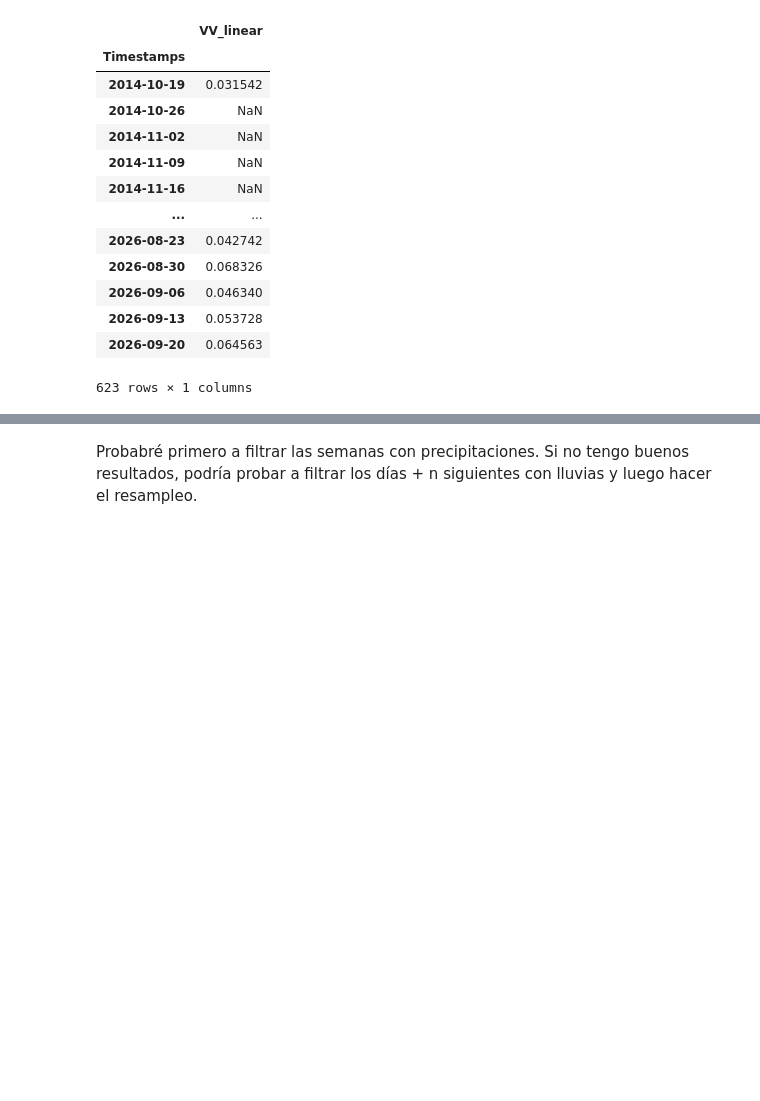
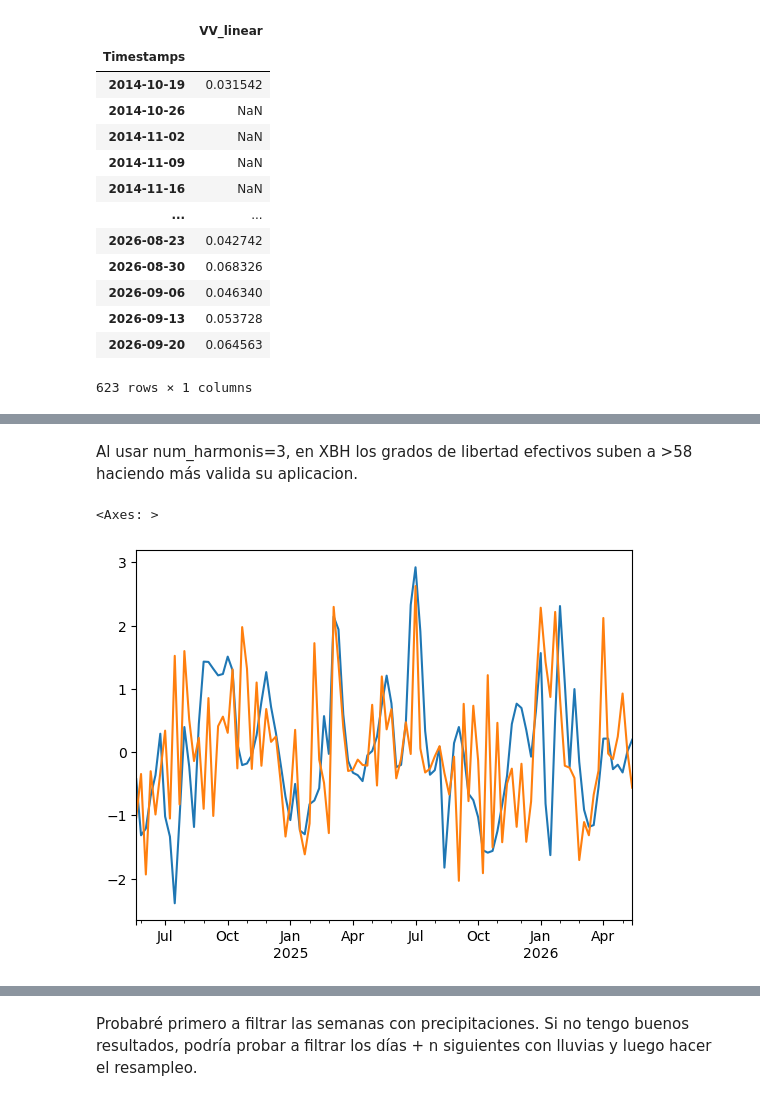
Before and after one commit to pibonacic/groundwater-remote-sensing, a Jupyter notebook: code/30_validation_s1_v2.ipynb, the cells around one changed output, grey strips where cells are left out. Cells and saved outputs as stored; diff of their text form; code cells hidden in the pictures; blank space fills up the shorter version.

```diff
--- a/code/30_validation_s1_v2.ipynb
+++ b/code/30_validation_s1_v2.ipynb
@@ -162,0 +628,16 @@ daily_df
+# %%
+# 1. Obtener anomalías desestacionalizadas
+x_anom, y_anom = preprocess_geophysical_series(
+    x_signal=weekly_df['SDH1PS01_gw-depth_m'],
+    y_signal=weekly_df['VV_38.5_weekly'],
+    sample_rate_per_year=52.0,
+    num_harmonics=3
+)
+# %% [markdown]
+Al usar num_harmonis=3, en XBH los grados de libertad efectivos suben a >58 haciendo más valida su aplicacion.
+# %%
+x_anom.plot()
+y_anom.plot()
+# %% [output]
+<Axes: >
+[figure, added]
```
Also changed, not shown: parts of 88 cells of this notebook.
